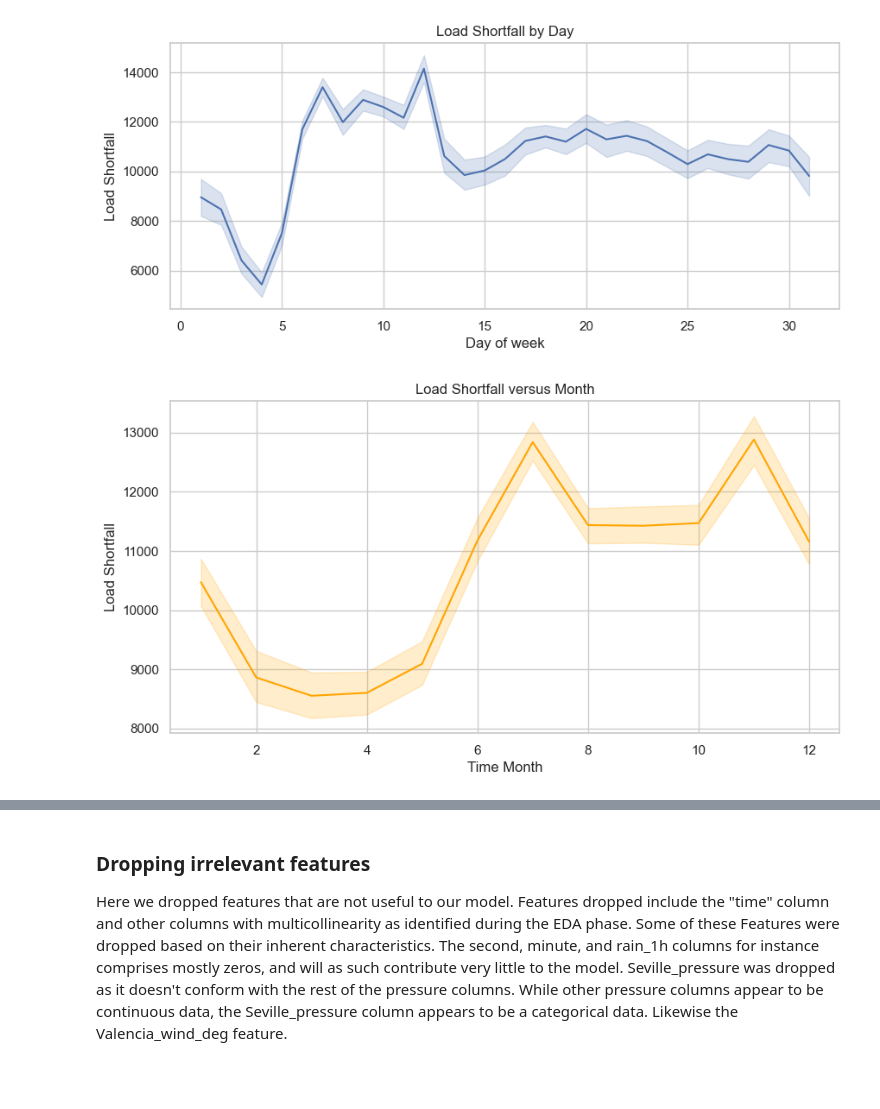
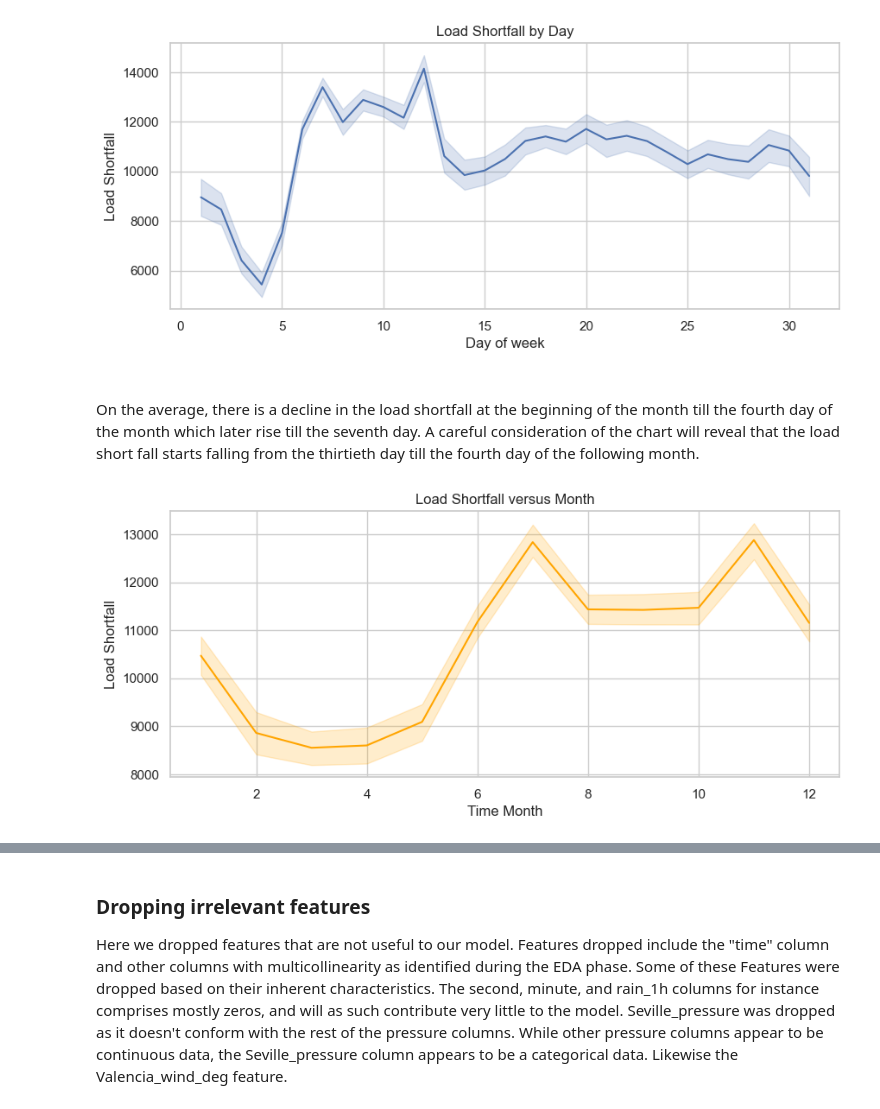
Before and after one commit to YinkaOlusola/Energy_Demand_Shortfall_Prediction-Advanced_Regression, a Jupyter notebook: project_notebook.ipynb, the cells around one changed output, grey strips where cells are left out. Saved outputs shown, nothing was run; the diff lists cells and outputs as text; code cells hidden in the pictures; blank space fills up the shorter version.

```diff
--- a/project_notebook.ipynb
+++ b/project_notebook.ipynb
@@ -612,19 +612,23 @@ plt.ylabel("Load Shortfall")
 plt.show()
 # %% [output]
 [figure]
+# %% [markdown]
+<br>
+
+On the average, there is a decline in the load shortfall at the beginning of the month till the fourth day of the month which later rise till the seventh day. A careful consideration of the chart will reveal that the load short fall starts falling from the thirtieth day till the fourth day of the following month.
 # %%
 # Visualizing the load_shortfall as a function of hour
 
-plt.figure(figsize=(10, 5)) # Setting the figure size
+plt.figure(figsize=(10, 4)) # Setting the figure size
 
 sns.set_context('poster', font_scale=4)
 sns.set(style="whitegrid") # Style for the plot
 
 sns.lineplot(data=df_clean_train, x='Month', y='load_shortfall_3h', color='orange')
 
 plt.title("Load Shortfall versus Month")
 plt.xlabel("Time Month")
 plt.ylabel("Load Shortfall")
 plt.show()
 # %% [output]
-[figure, old version]
+[figure, new version]
```
Also changed, not shown: parts of 3 cells of this notebook.
